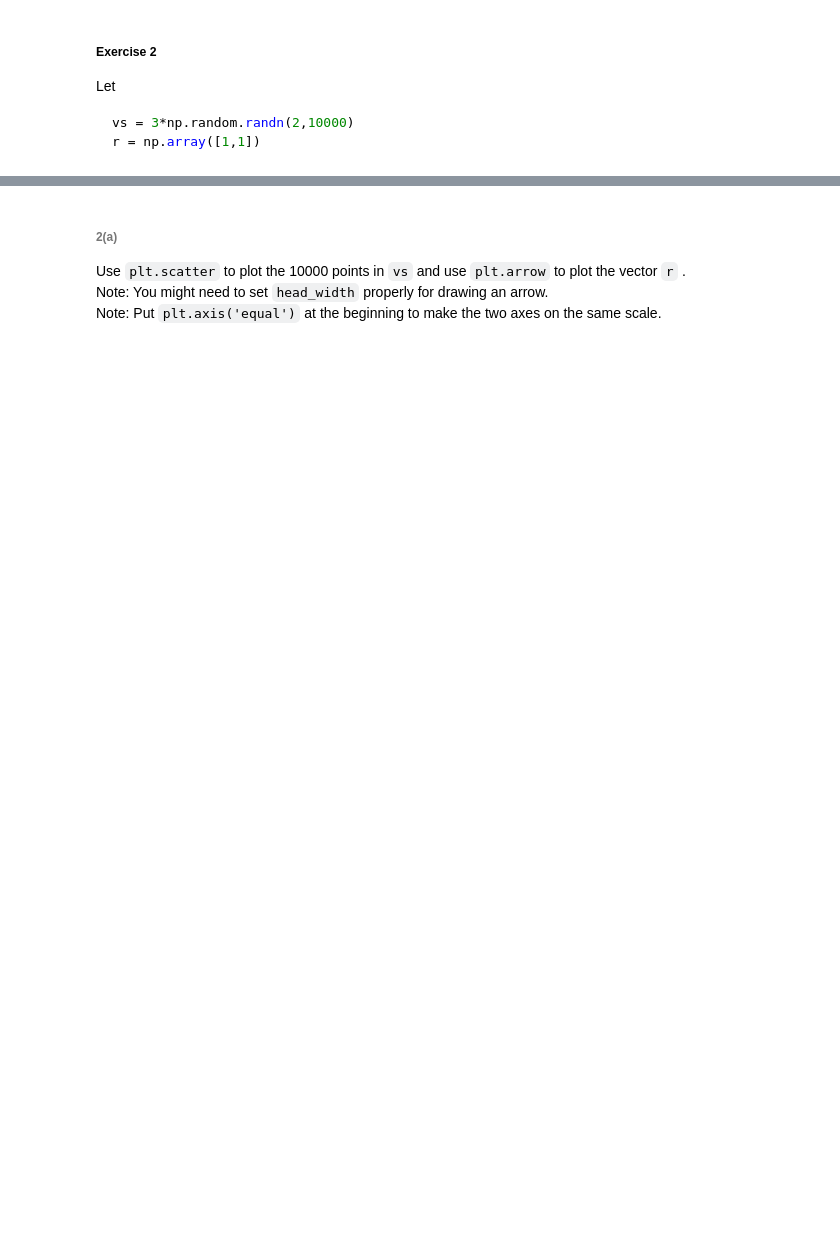
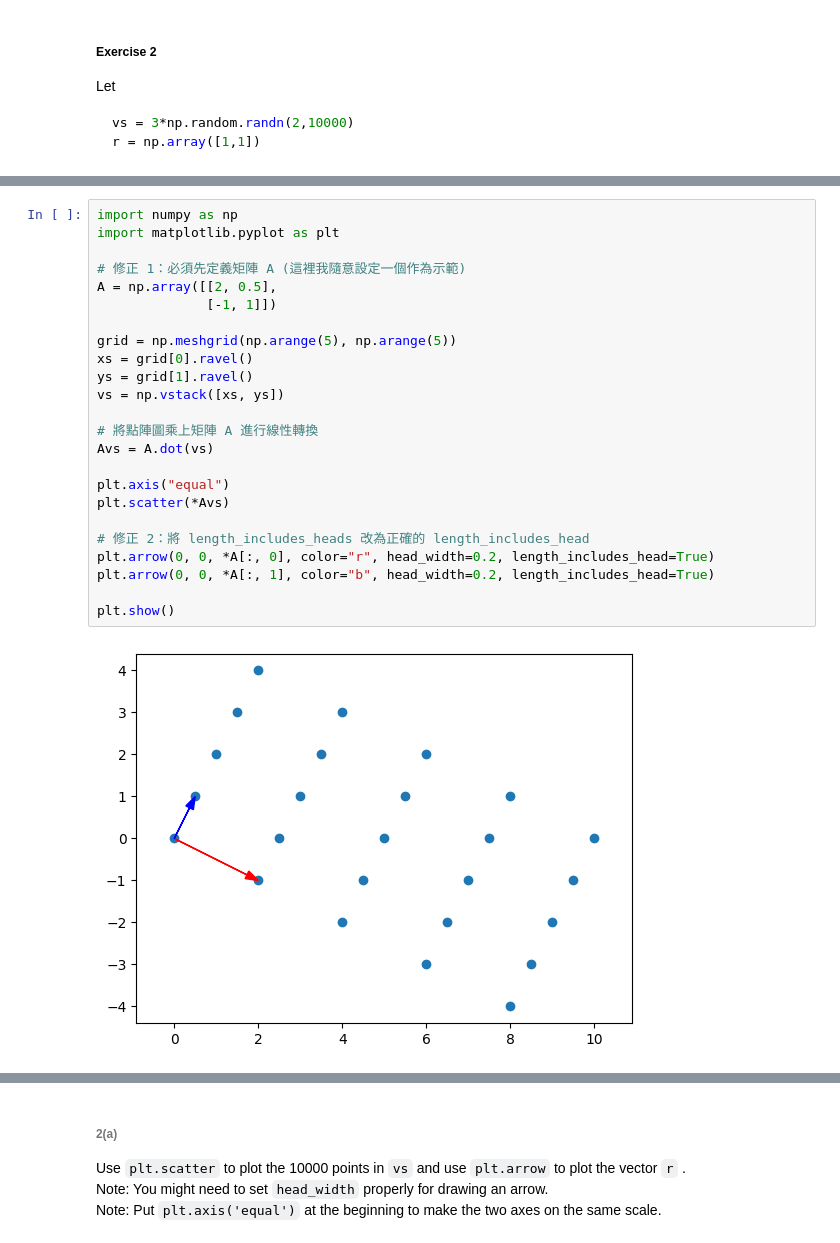
Before and after one commit to CHIENMINGCHEN314653001/Python-and-Machine-Learning-Algorithms, a Jupyter notebook: 02-Matrix-=-some-row-vectors.ipynb, the cells around one changed output, grey strips where cells are left out. Saved outputs shown, nothing was run; the diff lists cells and outputs as text; blank space fills up the shorter version.

```diff
--- a/02-Matrix-=-some-row-vectors.ipynb
+++ b/02-Matrix-=-some-row-vectors.ipynb
@@ -105,0 +163,26 @@ r = np.array([1,1])
+# %%
+import numpy as np
+import matplotlib.pyplot as plt
+
+# 修正 1：必須先定義矩陣 A (這裡我隨意設定一個作為示範)
+A = np.array([[2, 0.5],
+              [-1, 1]])
+
+grid = np.meshgrid(np.arange(5), np.arange(5))
+xs = grid[0].ravel()
+ys = grid[1].ravel()
+vs = np.vstack([xs, ys])
+
+# 將點陣圖乘上矩陣 A 進行線性轉換
+Avs = A.dot(vs)
+
+plt.axis("equal")
+plt.scatter(*Avs)
+
+# 修正 2：將 length_includes_heads 改為正確的 length_includes_head
+plt.arrow(0, 0, *A[:, 0], color="r", head_width=0.2, length_includes_head=True)
+plt.arrow(0, 0, *A[:, 1], color="b", head_width=0.2, length_includes_head=True)
+
+plt.show()
+# %% [output]
+[figure, added]
```
Also changed, not shown: parts of 10 cells of this notebook.
